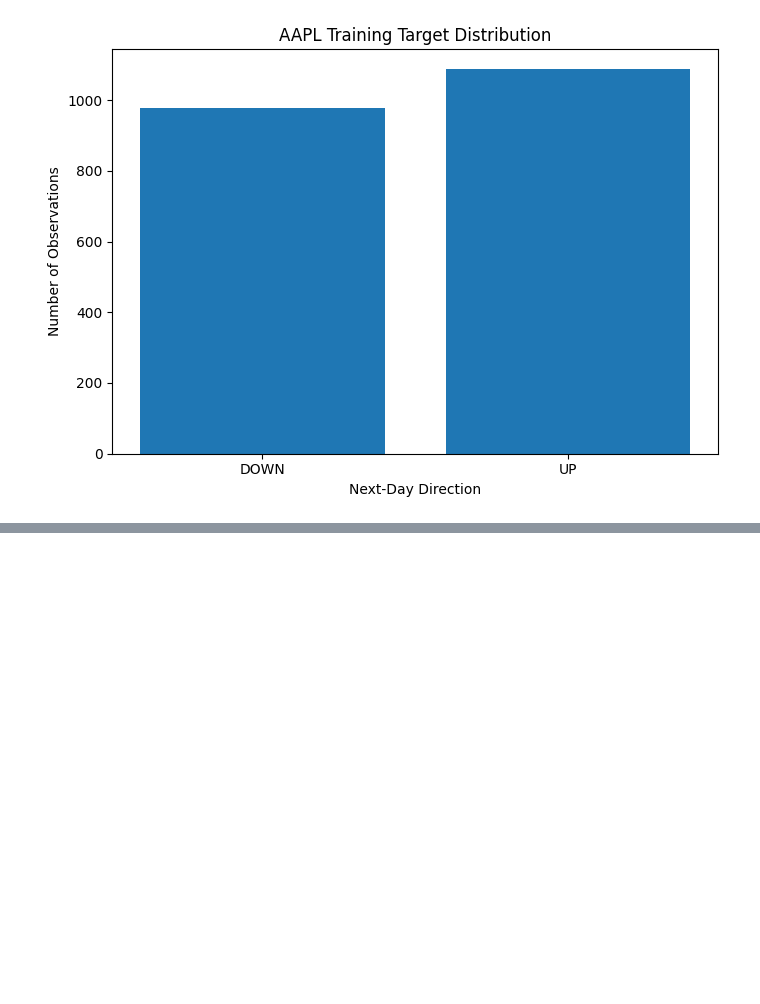
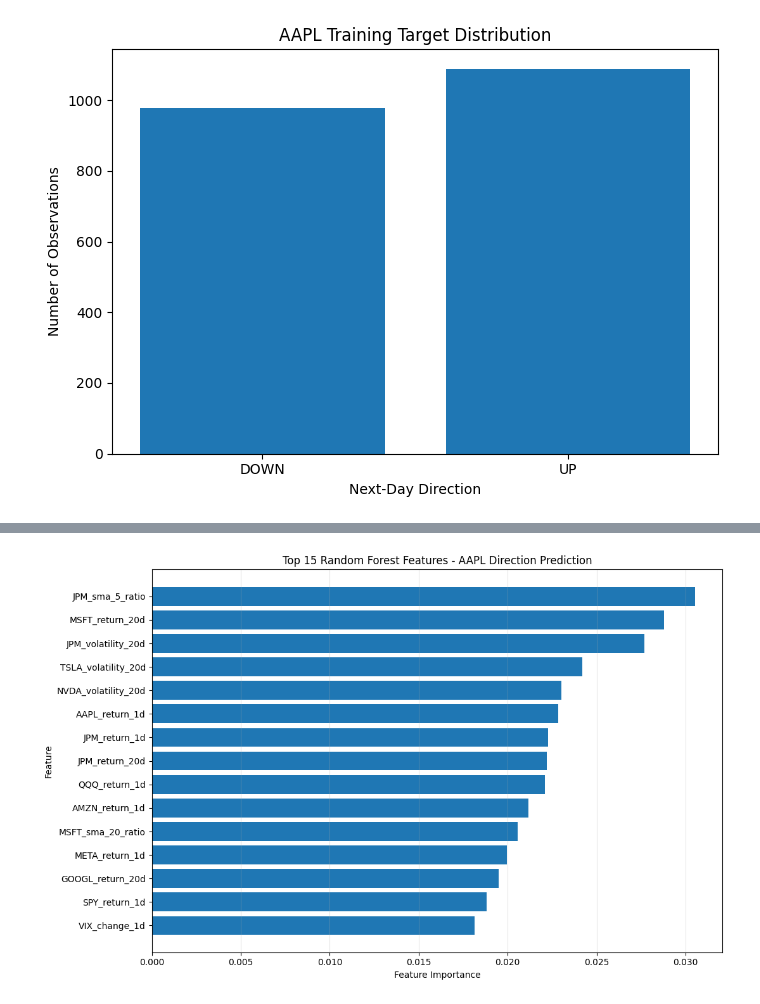
Before and after one commit to rcoello48/AI-Stock-Market-Prediction, a Jupyter notebook: Data_Collection.ipynb, the cells around one changed output, grey strips where cells are left out. Saved outputs shown, nothing was run; the diff lists cells and outputs as text; code cells hidden in the pictures; blank space fills up the shorter version.

```diff
--- a/Data_Collection.ipynb
+++ b/Data_Collection.ipynb
@@ -1919,0 +3293,42 @@ UP:   52.69%
+# %%
+# ============================================================
+# VISUALISE RANDOM FOREST FEATURE IMPORTANCE
+# ============================================================
+
+# Select the 15 most important features
+top_features = rf_feature_importance.head(15).copy()
+
+# Reverse the order so the most important feature appears at the top
+top_features = top_features.sort_values(
+    by="Importance",
+    ascending=True
+)
+
+# Create a horizontal bar chart
+plt.figure(figsize=(11, 7))
+
+plt.barh(
+    top_features["Feature"],
+    top_features["Importance"]
+)
+
+# Add chart labels and title
+plt.xlabel("Feature Importance")
+plt.ylabel("Feature")
+
+plt.title(
+    "Top 15 Random Forest Features - AAPL Direction Prediction"
+)
+
+# Improve chart readability
+plt.grid(
+    axis="x",
+    alpha=0.3
+)
+
+plt.tight_layout()
+
+# Display the chart
+plt.show()
+# %% [output]
+[figure, added]
```
Also changed, not shown: parts of 55 cells of this notebook.
